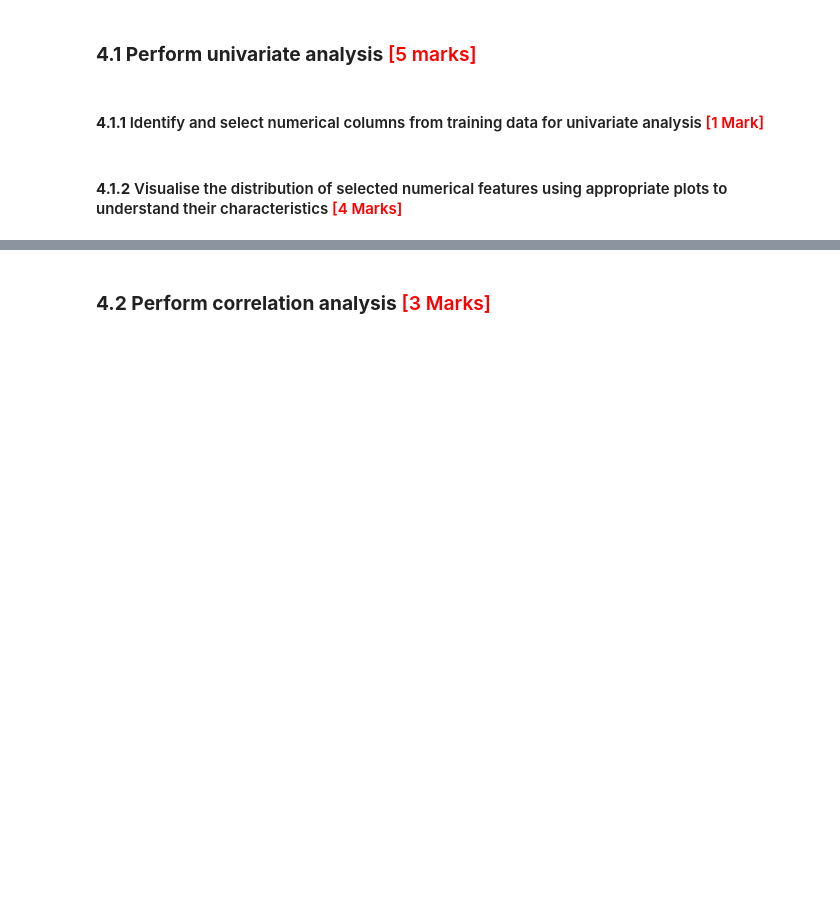
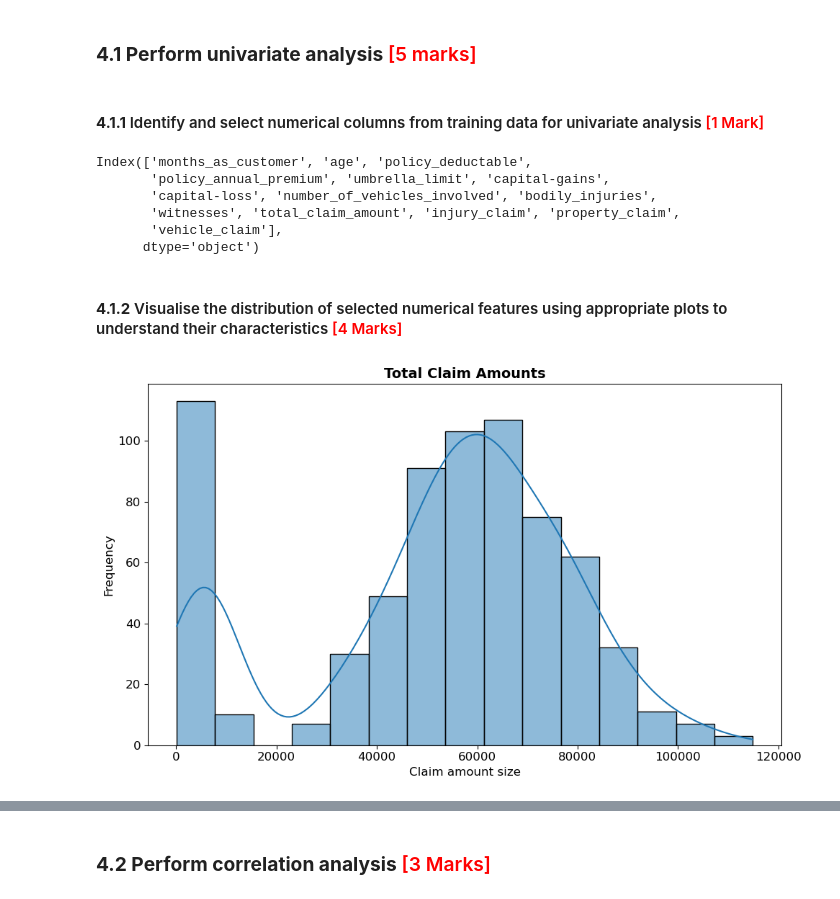
Before and after one commit to narendhar007/fraudclaimdetection, a Jupyter notebook: Fraudulent_Claim_Detection_Starter.ipynb, the cells around one changed output, grey strips where cells are left out. Cells and saved outputs as stored; diff of their text form; code cells hidden in the pictures; blank space fills up the shorter version.

```diff
--- a/Fraudulent_Claim_Detection_Starter.ipynb
+++ b/Fraudulent_Claim_Detection_Starter.ipynb
@@ -659,7 +662,59 @@ claims_train_X.shape
 #### **4.1.1** Identify and select numerical columns from training data for univariate analysis <font color = "red">[1 Mark]</font>
 # %%
 # Select numerical columns
+numerical_columns = claims_train_X.select_dtypes(include=['int64','float64']).columns
+numerical_columns
+# %% [output]
+Index(['months_as_customer', 'age', 'policy_deductable',
+       'policy_annual_premium', 'umbrella_limit', 'capital-gains',
+       'capital-loss', 'number_of_vehicles_involved', 'bodily_injuries',
+       'witnesses', 'total_claim_amount', 'injury_claim', 'property_claim',
+       'vehicle_claim'],
+      dtype='object')
 # %% [markdown]
 #### **4.1.2** Visualise the distribution of selected numerical features using appropriate plots to understand their characteristics <font color = "red">[4 Marks]</font>
 # %%
 # Plot all the numerical columns to understand their distribution
+# %%
+#Create a reuable count plot function
+
+def hist_plot(df, column, bins=15, kde=True, figsize=(10,6), title=None, xlabel=None, ylabel='Frequency') :
+    """
+    This function can be used to draw count plots using seaborn module.
+
+    Parameters:
+    df: Data Frame containing the data
+    column: Name of the column from the data frame that you wish to plot
+    figsize: Provides figure size for the count plot
+    title: Title for the plot
+    xlabel: Label for X-axis
+    ylabel: Label for Y-axis
+
+    """
+    palette = sns.color_palette("magma", as_cmap=True)
+    #set figure sizev
+    plt.figure(figsize=figsize)
+    ax = sns.histplot(df[column], bins=bins, kde=kde, palette=palette )
+    #Set Title if provided
+    if title :
+        plt.title(title, fontsize=14, fontweight='bold')
+
+    #Set xlabel if provided
+    if xlabel:
+        plt.xlabel(xlabel, fontsize=12)
+
+    #Set ylabel
+    plt.ylabel(ylabel, fontsize=12)
+
+    #Set xticks and yticks
+    plt.xticks(fontsize=12)
+    plt.yticks(fontsize=12)
+
+    #Show the plot
+    plt.tight_layout()
+    plt.show()
+# %%
+#Plot Total Claim Amounts distribution
+hist_plot(claims_train_X, 'total_claim_amount', title='Total Claim Amounts', xlabel='Claim amount size', bins=15)
+# %% [output]
+[figure, added]
```
Also changed, not shown: parts of 22 cells of this notebook.
